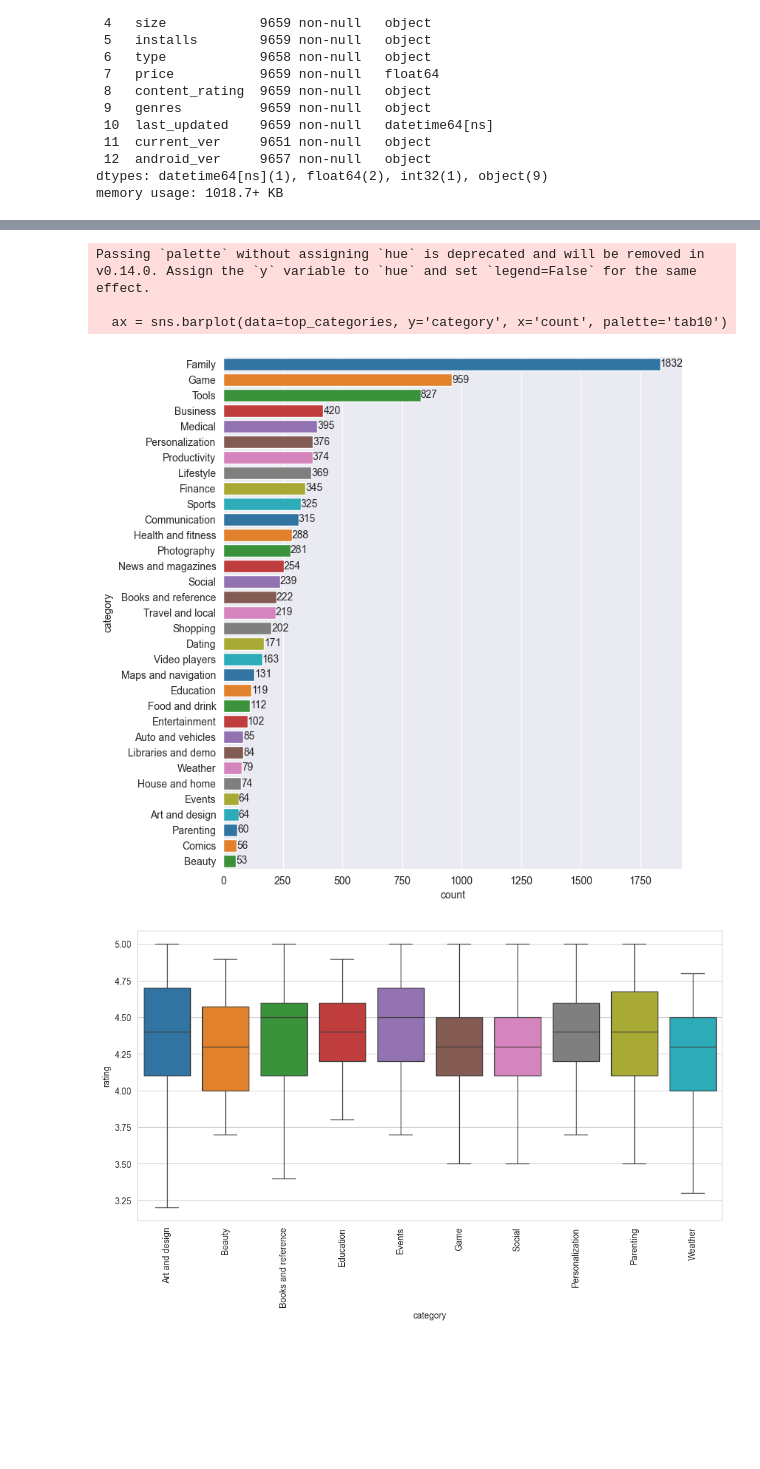
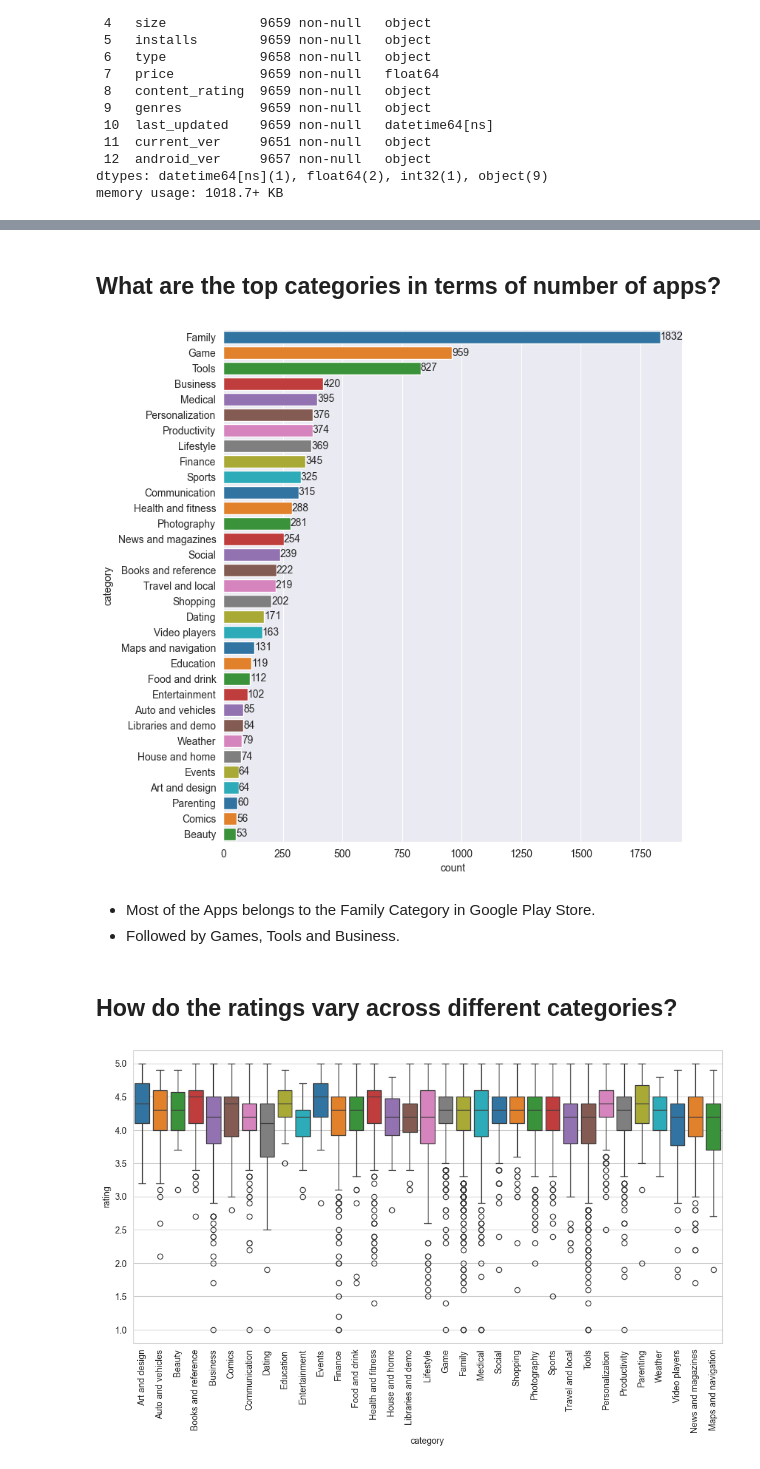
Before and after one commit to ali-bin-kashif/google-play-store-eda, a Jupyter notebook: google-play-store-eda.ipynb, the cells around one changed output, grey strips where cells are left out. Saved outputs shown, nothing was run; the diff lists cells and outputs as text; code cells hidden in the pictures; blank space fills up the shorter version.

Commit message:
Two category analysis

```diff
--- a/google-play-store-eda.ipynb
+++ b/google-play-store-eda.ipynb
@@ -200,3 +204,6 @@ array(['10,000+', '500,000+', '5,000,000+', '50,000,000+', '100,000+',
        '50,000+', '1,000,000+', '10,000,000+', '5,000+', '100,000,000+',
        '1,000,000,000+', '1,000+', '500,000,000+', '50+', '100+', '500+',
        '10+', '1+', '5+', '0+', '0'], dtype=object)
+# %%
+google_play_data['installs'] = google_play_data['installs'].str.replace('+','')
+google_play_data['installs'] = google_play_data['installs'].str.replace(',','')
@@ -203,3 +216,6 @@ array(['10,000+', '500,000+', '5,000,000+', '50,000,000+', '100,000+',
+# %%
+google_play_data['installs'] = google_play_data['installs'].astype(int)
+google_play_data.rename(columns={'installs' : 'installs_plus'}, inplace=True)
 # %%
 google_play_data['price'].unique()
 # %% [output]
@@ -520,24 +539,27 @@ memory usage: 1018.7+ KB
+# %% [markdown]
+## What are the top categories in terms of number of apps?
 # %%
 top_categories = google_play_data['category'].value_counts().to_frame()
 set_size_style(8,9,'darkgrid')
-ax = sns.barplot(data=top_categories, y='category', x='count', palette='tab10')
+ax = sns.barplot(data=top_categories, y='category', x='count',  hue='category', palette='tab10')
 
 for container in ax.containers:
     ax.bar_label(container)
 # %% [output]
-Passing `palette` without assigning `hue` is deprecated and will be removed in v0.14.0. Assign the `y` variable to `hue` and set `legend=False` for the same effect.
-
-  ax = sns.barplot(data=top_categories, y='category', x='count', palette='tab10')
 [figure]
+# %% [markdown]
+- Most of the Apps belongs to the Family Category in Google Play Store.
+- Followed by Games, Tools and Business.
+# %% [markdown]
+## How do the ratings vary across different categories?
 # %%
-mean_ratings = google_play_data.groupby('category')['rating'].mean().nlargest(10)
-
+mean_ratings = google_play_data.groupby('category')['rating'].mean().nlargest(30)
 columns = list(mean_ratings.index)
 # columns
 set_size_style(12,6,'whitegrid')
-ax = sns.boxplot(data=google_play_data[google_play_data['category'].isin(columns)], x='category', y='rating', showfliers=False, hue='category')
+ax = sns.boxplot(data=google_play_data, x='category', y='rating', showfliers=True, hue='category', palette='tab10')
 ax.tick_params('x', rotation=90)
 
 plt.show()
 # %% [output]
-[figure, old version]
+[figure, new version]
```
Also changed, not shown: parts of 21 cells of this notebook.
